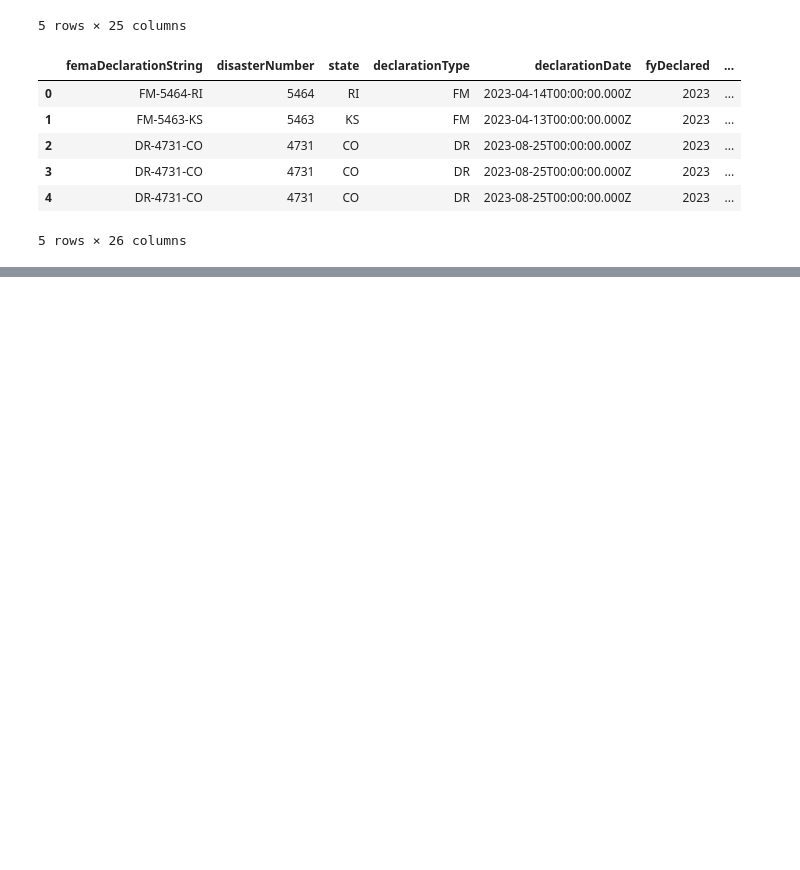
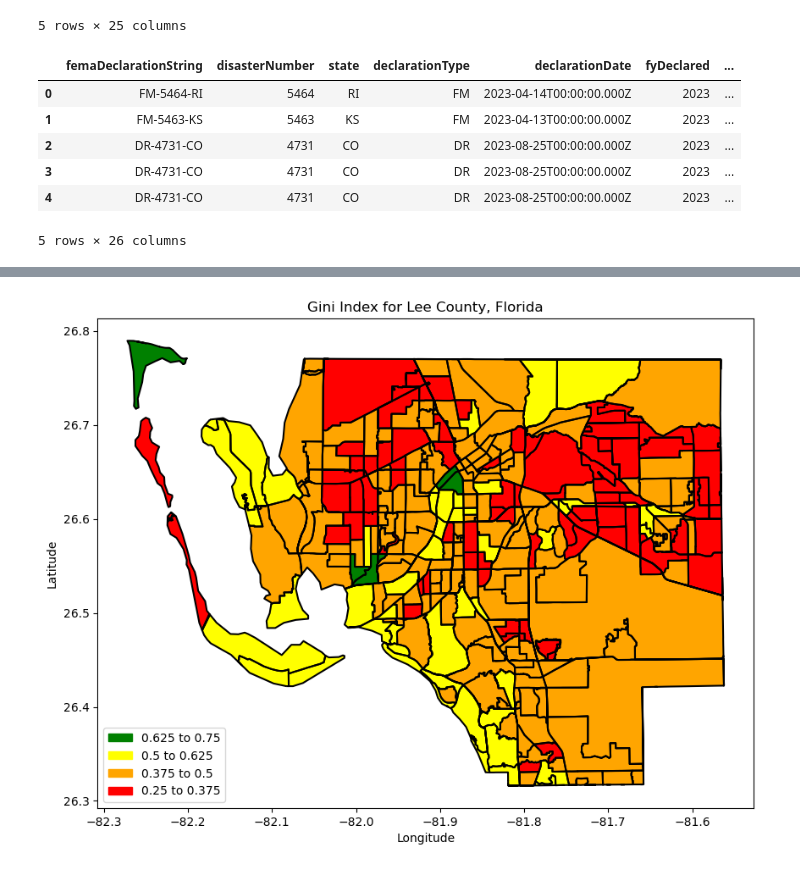
Before and after one commit to zacbakerr/open-fema-analysis, a Jupyter notebook: lee_county_analysis.ipynb, the cells around one changed output, grey strips where cells are left out. Drawn from its saved outputs; the diff is of its cells as text; code cells hidden in the pictures; blank space fills up the shorter version.

```diff
--- a/lee_county_analysis.ipynb
+++ b/lee_county_analysis.ipynb
@@ -405,0 +417,17 @@ plt.show()
+# %%
+fig, ax = plt.subplots(1, 1, figsize=(10, 10))
+ax.set_xlabel("Longitude")
+ax.set_ylabel("Latitude")
+ax.set_title("Gini Index for Lee County, Florida")
+
+joint_tracts_zip.boundary.plot(ax=ax, edgecolor='black')
+joint_tracts_zip.plot(ax=ax, color=gini_colors)
+
+zone1 = mpatches.Patch(label='0.625 to 0.75', color='green')
+zone3 = mpatches.Patch(label='0.5 to 0.625', color='yellow')
+zone4 = mpatches.Patch(label='0.375 to 0.5', color='orange')
+zone5 = mpatches.Patch(label='0.25 to 0.375', color='red')
+plt.legend(handles=[zone1, zone3, zone4, zone5], loc="lower left")
+plt.show()
+# %% [output]
+[figure, added]
```
Also changed, not shown: parts of 13 cells of this notebook.
